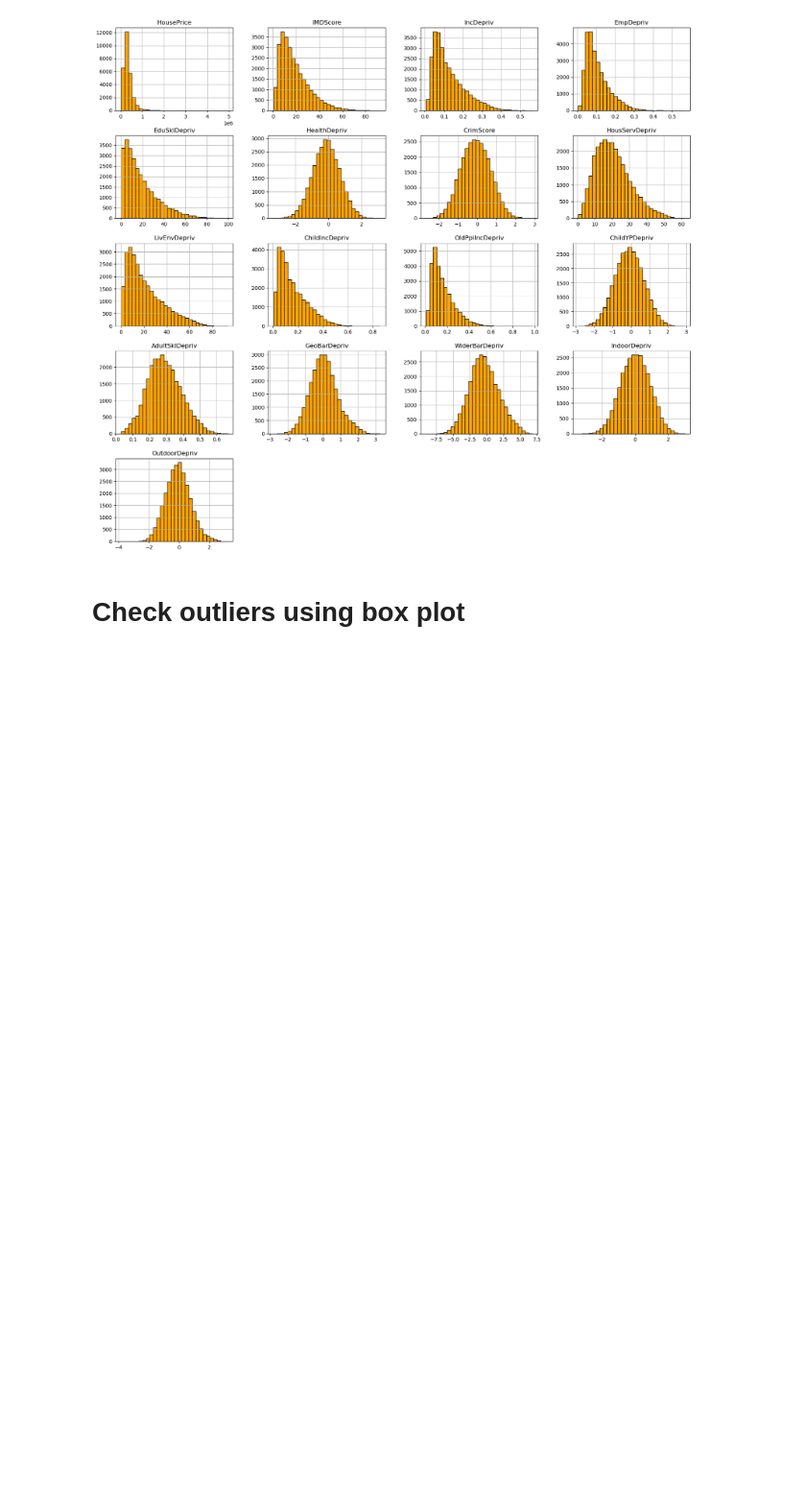
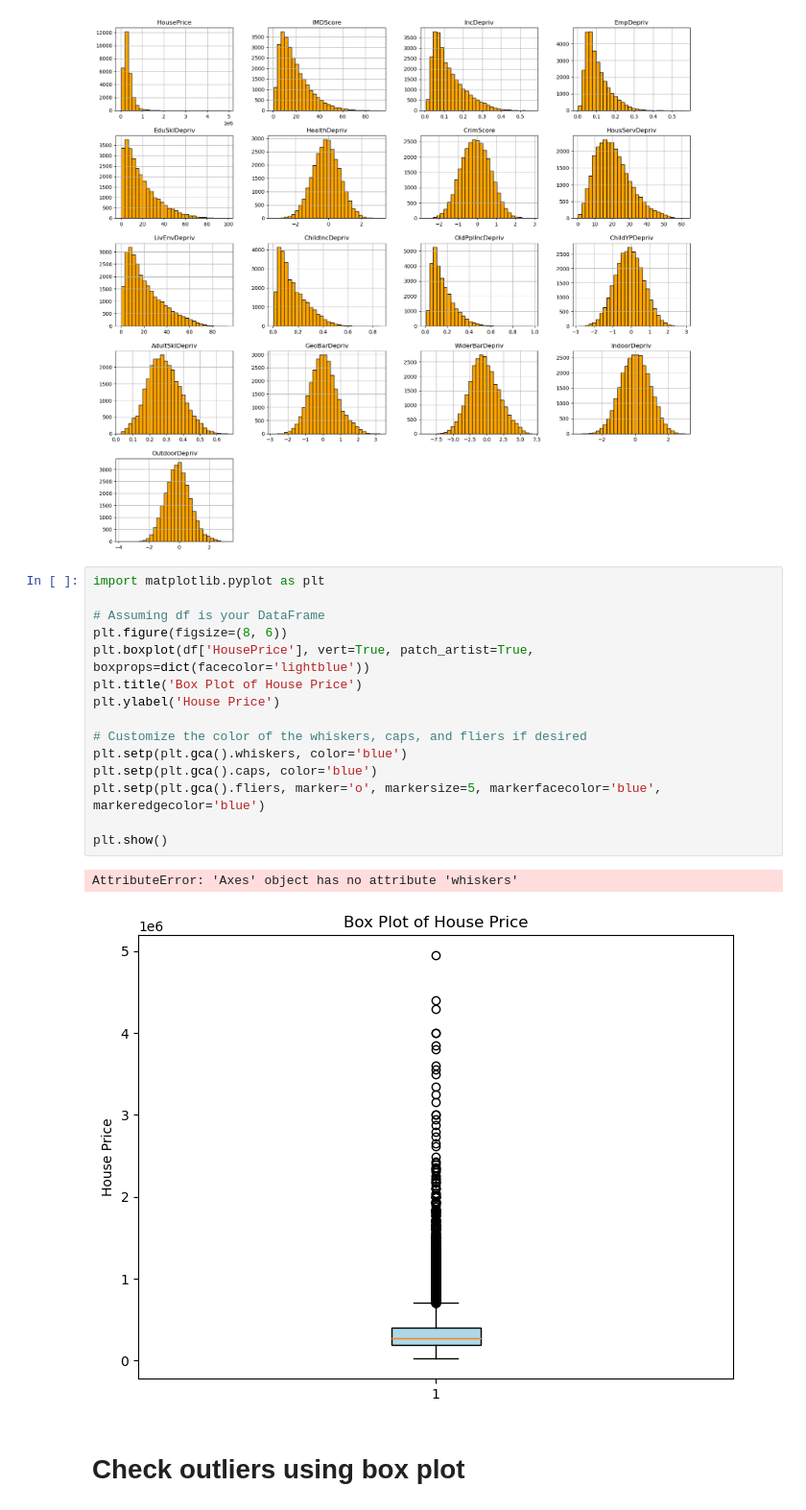
Before and after one commit to MasterOfLogic1/HousePricePrediction_Uk, a Jupyter notebook: HPP_Preprocessing_Analysis.ipynb, the cells around one changed output. Shown at 96% size. Cells and saved outputs as stored; diff of their text form; blank space fills up the shorter version.

```diff
--- a/HPP_Preprocessing_Analysis.ipynb
+++ b/HPP_Preprocessing_Analysis.ipynb
@@ -176,6 +176,24 @@ columns_to_plot = allNumericFeatures
 df[allNumericFeatures].hist(bins = 30, figsize = (20, 18), color = 'orange', edgecolor = 'black');
 # %% [output]
 [figure]
+# %%
+import matplotlib.pyplot as plt
+
+# Assuming df is your DataFrame
+plt.figure(figsize=(8, 6))
+plt.boxplot(df['HousePrice'], vert=True, patch_artist=True, boxprops=dict(facecolor='lightblue'))
+plt.title('Box Plot of House Price')
+plt.ylabel('House Price')
+
+# Customize the color of the whiskers, caps, and fliers if desired
+plt.setp(plt.gca().whiskers, color='blue')
+plt.setp(plt.gca().caps, color='blue')
+plt.setp(plt.gca().fliers, marker='o', markersize=5, markerfacecolor='blue', markeredgecolor='blue')
+
+plt.show()
+# %% [output]
+AttributeError: 'Axes' object has no attribute 'whiskers'
+[figure, added]
 # %% [markdown]
 # Check outliers using box plot
 # %%
```
Also changed, not shown: parts of 2 cells of this notebook, 3 other files.
